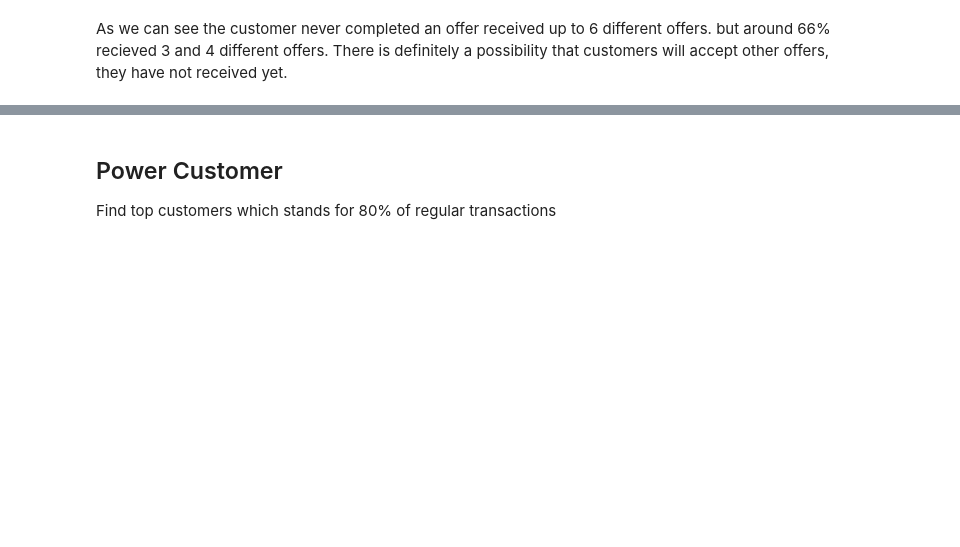
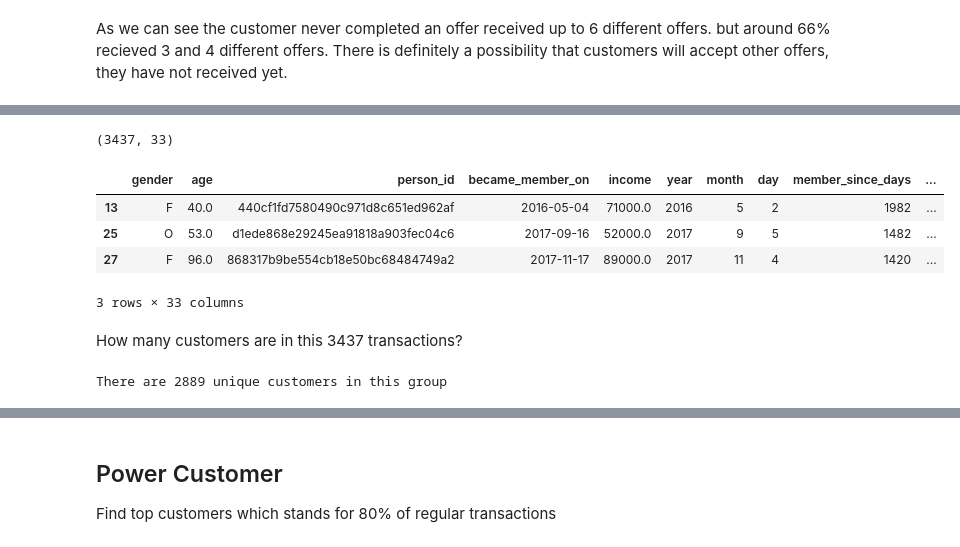
Before and after one commit to DigiData-Flo/ML-Engineer_Capstone-Project, a Jupyter notebook: Exploratory_Data_Analysis.ipynb, the cells around one changed output, grey strips where cells are left out. Drawn from its saved outputs; the diff is of its cells as text; code cells hidden in the pictures; blank space fills up the shorter version.

```diff
--- a/Exploratory_Data_Analysis.ipynb
+++ b/Exploratory_Data_Analysis.ipynb
@@ -839,0 +833,19 @@ As we can see the customer never completed an offer received up to 6 different o
+# %%
+# Extrasct customer for dicout offers with viewed == -1 und completed == 1
+discount_unviewed = received.query('discount == 1 and viewed == -1 and completed == 1')
+print(discount_unviewed.shape)
+discount_unviewed.head(3)
+# %% [output]
+(3437, 33)
+|  | gender | age | person_id | became_member_on | income | year | month | day | member_since_days | ... |
+| 13 | F | 40.0 | 440cf1fd7580490c971d8c651ed962af | 2016-05-04 | 71000.0 | 2016 | 5 | 2 | 1982 | ... |
+| 25 | O | 53.0 | d1ede868e29245ea91818a903fec04c6 | 2017-09-16 | 52000.0 | 2017 | 9 | 5 | 1482 | ... |
+| 27 | F | 96.0 | 868317b9be554cb18e50bc68484749a2 | 2017-11-17 | 89000.0 | 2017 | 11 | 4 | 1420 | ... |
+3 rows × 33 columns
+# %% [markdown]
+How many customers are in this 3437 transactions?
+# %%
+unviewed_customer = discount_unviewed.person_id.unique()
+print('There are {} unique customers in this group'.format(unviewed_customer.shape[0]))
+# %% [output]
+There are 2889 unique customers in this group
```
Also changed, not shown: parts of 37 cells of this notebook, 11 other files.
